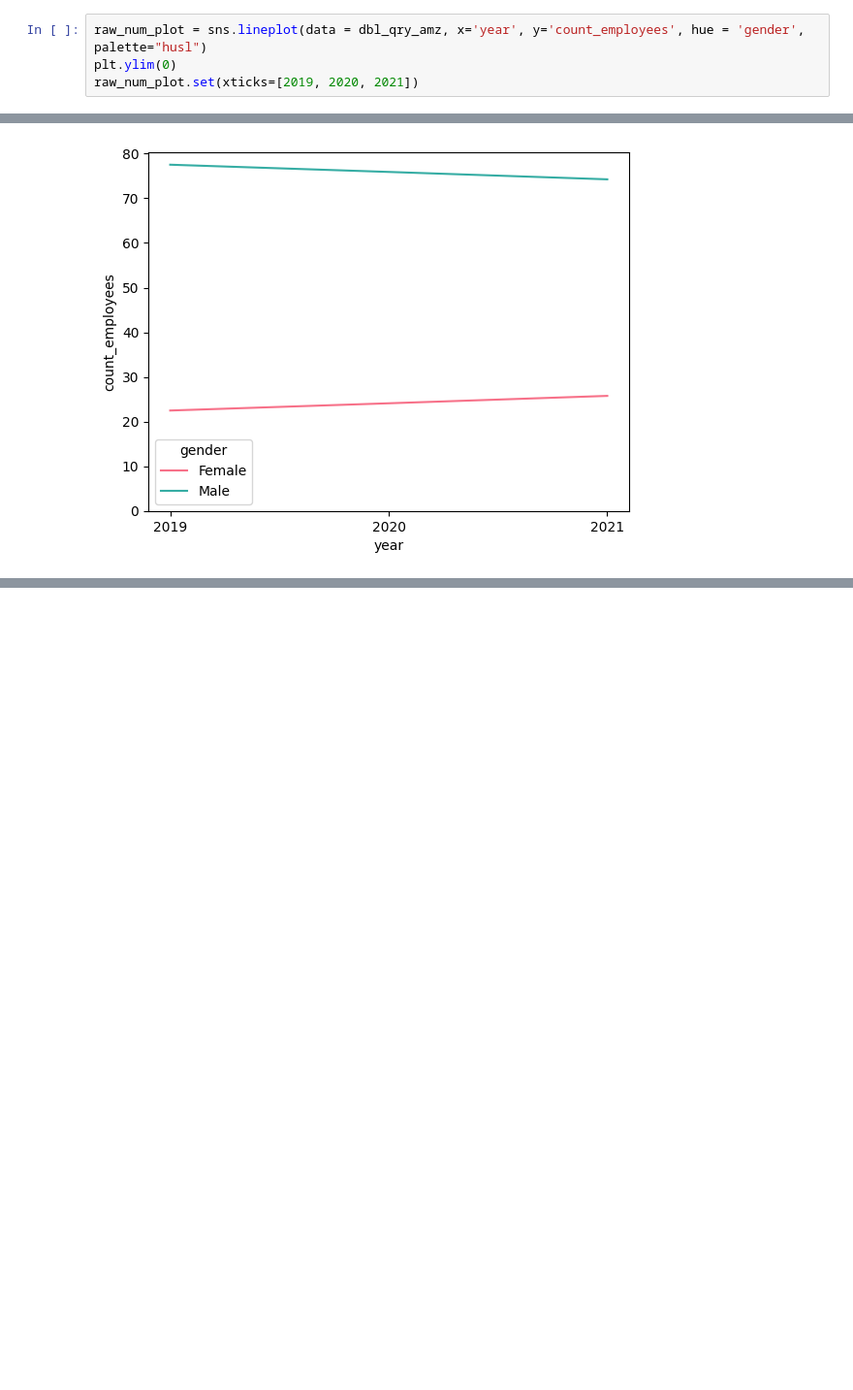
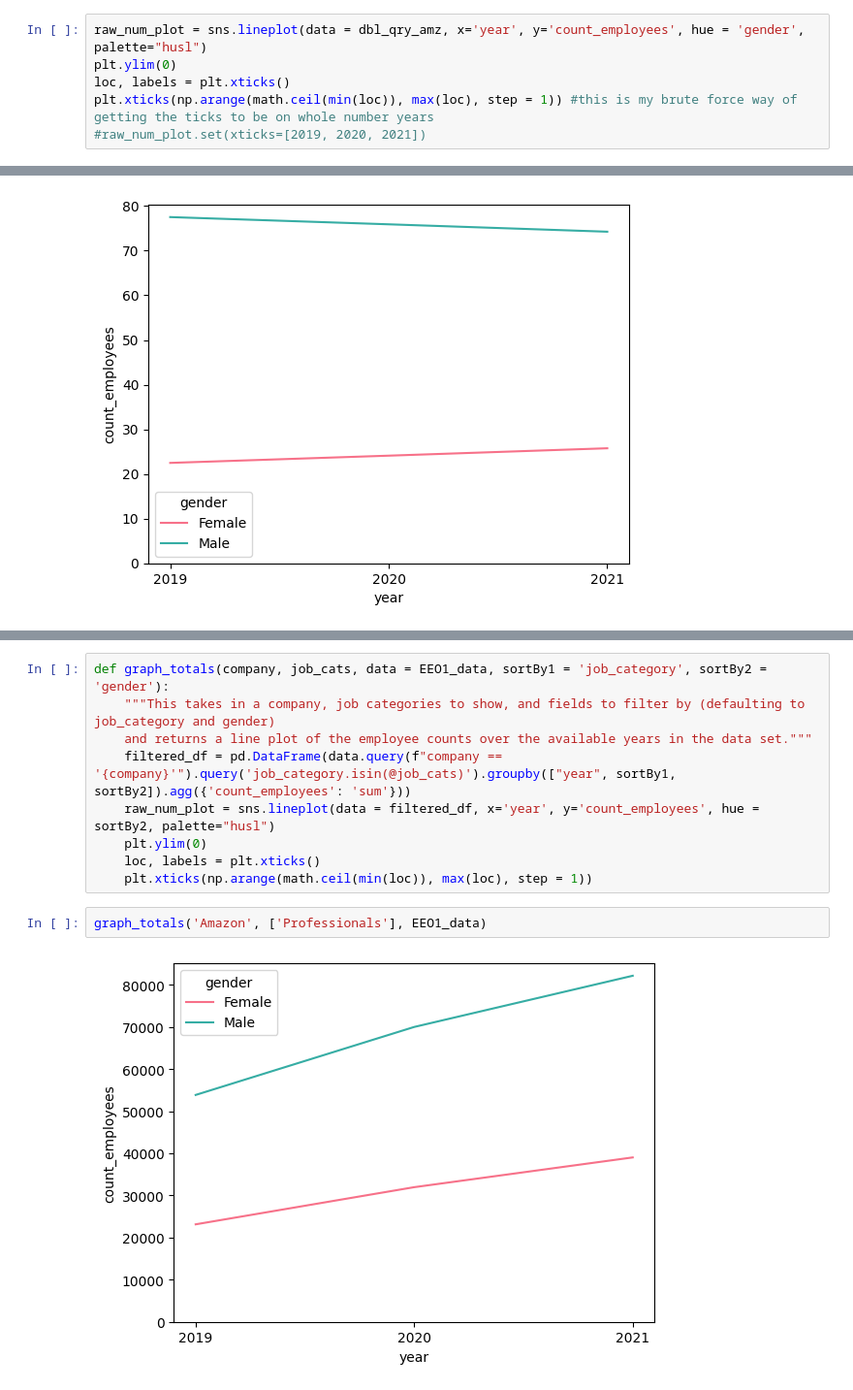
Before and after one commit to theLP100/dataVisualizations, a Jupyter notebook: Visualizations.ipynb, the cells around one changed output, grey strips where cells are left out. Shown at 97% size. Drawn from its saved outputs; the diff is of its cells as text; blank space fills up the shorter version.

Commit message:
wrote a function called graph_totals() that queries and graphs the results

```diff
--- a/Visualizations.ipynb
+++ b/Visualizations.ipynb
@@ -65,5 +47,7 @@ dbl_qry_amz = pd.DataFrame(dbl_qry_amz)
 # %%
 raw_num_plot = sns.lineplot(data = dbl_qry_amz, x='year', y='count_employees', hue = 'gender', palette="husl")
 plt.ylim(0)
-raw_num_plot.set(xticks=[2019, 2020, 2021])
+loc, labels = plt.xticks()
+plt.xticks(np.arange(math.ceil(min(loc)), max(loc), step = 1)) #this is my brute force way of getting the ticks to be on whole number years
+#raw_num_plot.set(xticks=[2019, 2020, 2021])
 # %% [output]
@@ -103,0 +98,13 @@ perc_num_plot.set(xticks=[2019, 2020, 2021])
+# %%
+def graph_totals(company, job_cats, data = EEO1_data, sortBy1 = 'job_category', sortBy2 = 'gender'):
+    """This takes in a company, job categories to show, and fields to filter by (defaulting to job_category and gender)
+    and returns a line plot of the employee counts over the available years in the data set."""
+    filtered_df = pd.DataFrame(data.query(f"company == '{company}'").query('job_category.isin(@job_cats)').groupby(["year", sortBy1, sortBy2]).agg({'count_employees': 'sum'}))
+    raw_num_plot = sns.lineplot(data = filtered_df, x='year', y='count_employees', hue = sortBy2, palette="husl")
+    plt.ylim(0)
+    loc, labels = plt.xticks()
+    plt.xticks(np.arange(math.ceil(min(loc)), max(loc), step = 1))
+# %%
+graph_totals('Amazon', ['Professionals'], EEO1_data)
+# %% [output]
+[figure, added]
```
Also changed, not shown: parts of 9 cells of this notebook.
